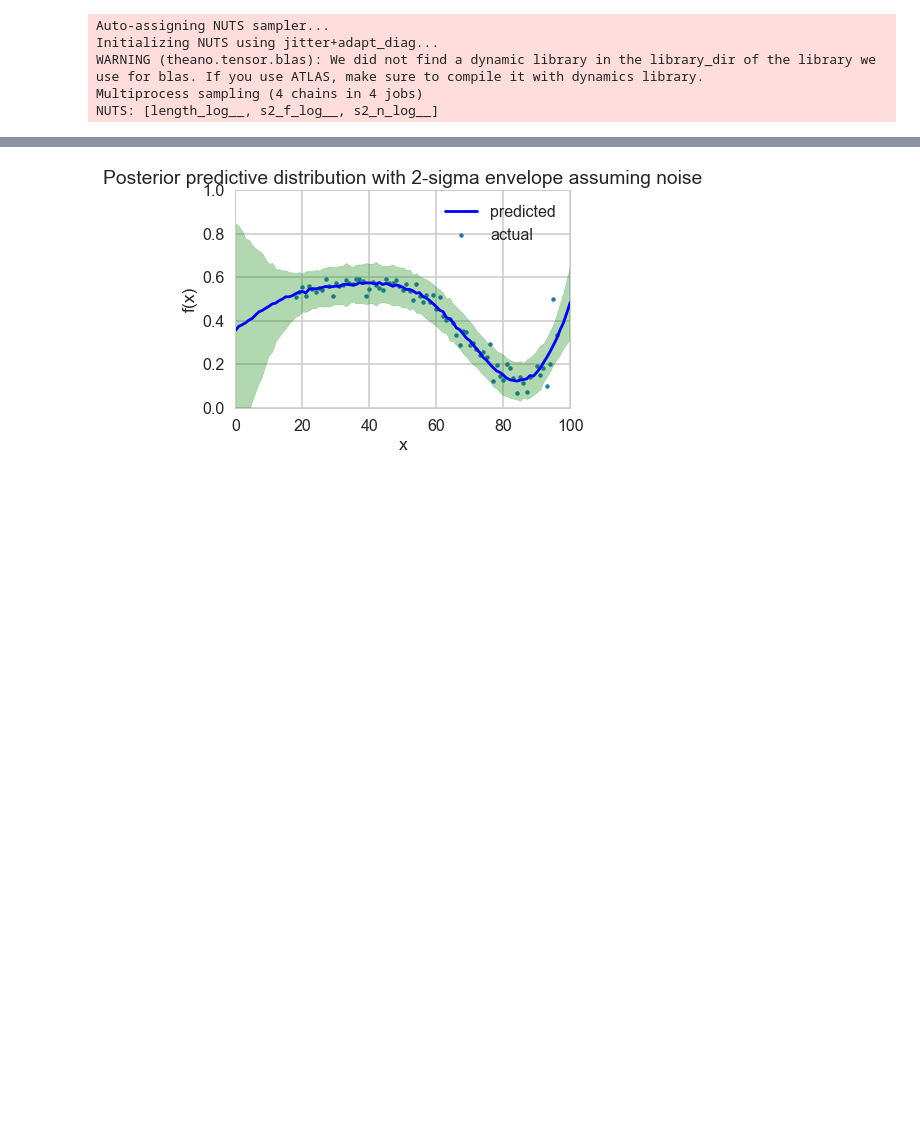
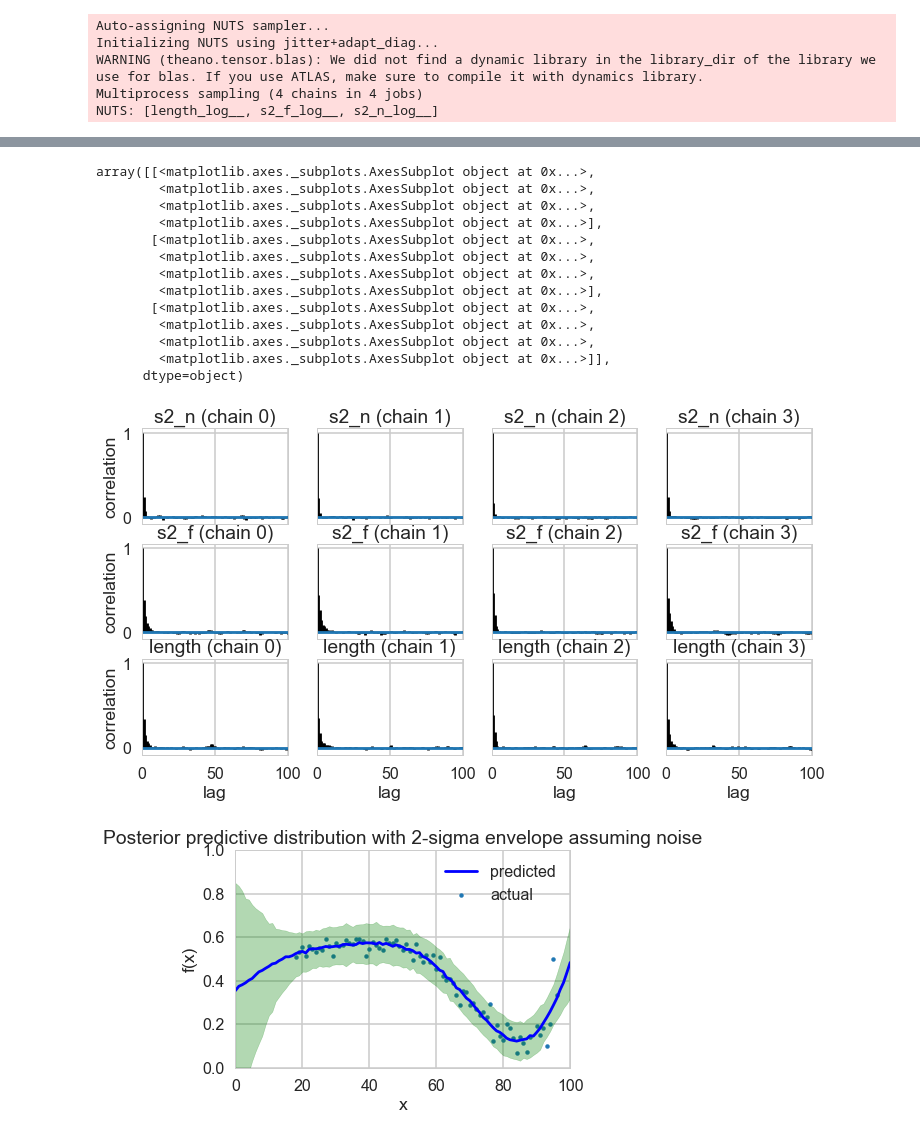
Before and after one commit to blackmange26/AM207_HW8, a Jupyter notebook: AM207_HW8_2018.ipynb, the cells around one changed output, grey strips where cells are left out. Saved outputs shown, nothing was run; the diff lists cells and outputs as text; code cells hidden in the pictures; blank space fills up the shorter version.

```diff
--- a/AM207_HW8_2018.ipynb
+++ b/AM207_HW8_2018.ipynb
@@ -193,3 +221,20 @@ with gp_fit:
+# %%
+pm.autocorrplot(trace_gp)
+# %% [output]
+array([[<matplotlib.axes._subplots.AxesSubplot object at 0x...>,
+        <matplotlib.axes._subplots.AxesSubplot object at 0x...>,
+        <matplotlib.axes._subplots.AxesSubplot object at 0x...>,
+        <matplotlib.axes._subplots.AxesSubplot object at 0x...>],
+       [<matplotlib.axes._subplots.AxesSubplot object at 0x...>,
+        <matplotlib.axes._subplots.AxesSubplot object at 0x...>,
+        <matplotlib.axes._subplots.AxesSubplot object at 0x...>,
+        <matplotlib.axes._subplots.AxesSubplot object at 0x...>],
+       [<matplotlib.axes._subplots.AxesSubplot object at 0x...>,
+        <matplotlib.axes._subplots.AxesSubplot object at 0x...>,
+        <matplotlib.axes._subplots.AxesSubplot object at 0x...>,
+        <matplotlib.axes._subplots.AxesSubplot object at 0x...>]],
+      dtype=object)
+[figure, added]
 # %%
 meanpred = gp_samples['fpred'].mean(axis=0)
 yppc = gp_samples['ypred'].mean(axis=0)
```
Also changed, not shown: parts of 13 cells of this notebook.
